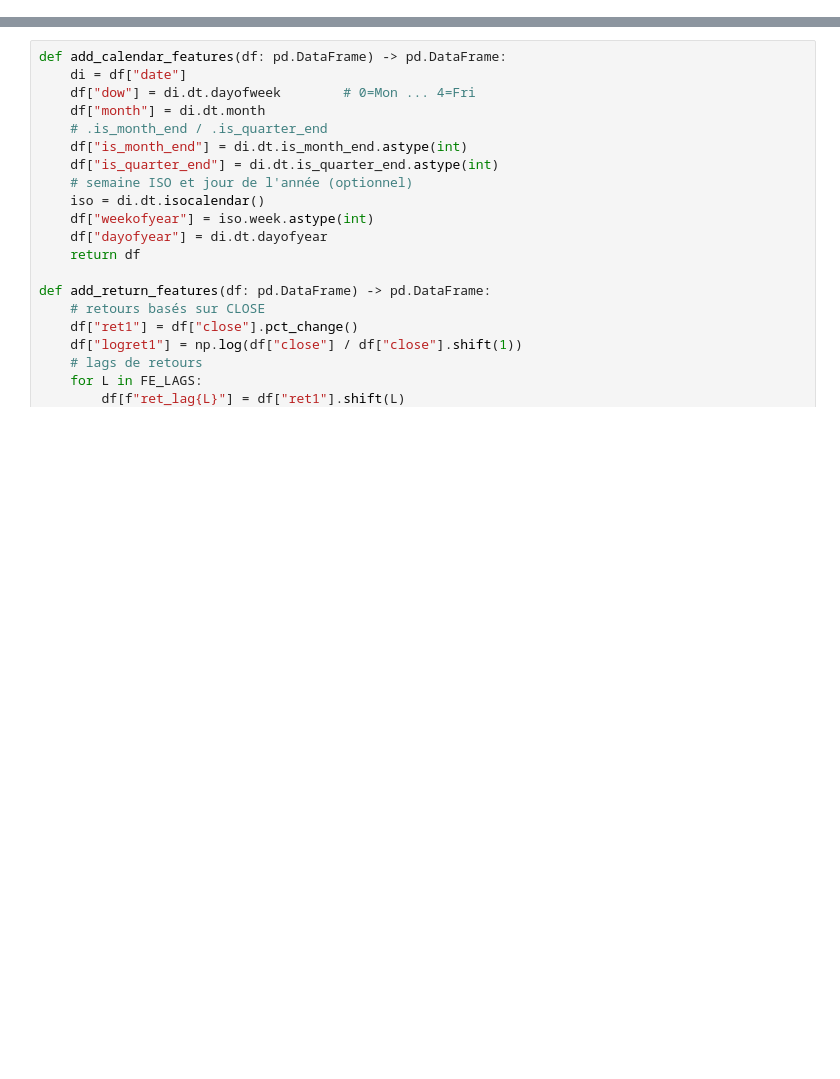
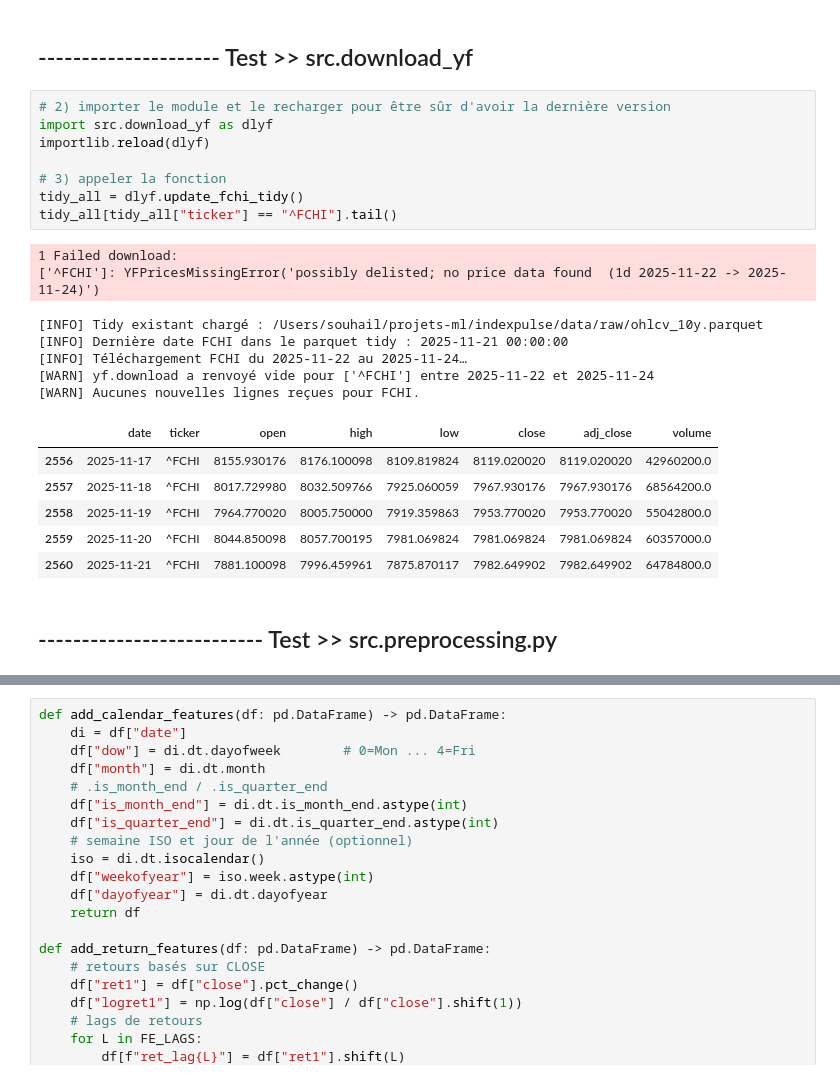
Before and after one commit to SouhaiLOps/INDEXPulse-, a Jupyter notebook: notebooks/preprocessing.ipynb, the cells around one changed output, grey strips where cells are left out. Saved outputs shown, nothing was run; the diff lists cells and outputs as text; blank space fills up the shorter version.

```diff
--- a/notebooks/preprocessing.ipynb
+++ b/notebooks/preprocessing.ipynb
@@ -0,0 +1,26 @@
+# %% [markdown]
+## --------------------- Test >>  src.download_yf
+# %%
+# 2) importer le module et le recharger pour être sûr d'avoir la dernière version
+import src.download_yf as dlyf
+importlib.reload(dlyf)
+
+# 3) appeler la fonction
+tidy_all = dlyf.update_fchi_tidy()
+tidy_all[tidy_all["ticker"] == "^FCHI"].tail()
+# %% [output]
+1 Failed download:
+['^FCHI']: YFPricesMissingError('possibly delisted; no price data found  (1d 2025-11-22 -> 2025-11-24)')
+[INFO] Tidy existant chargé : /Users/souhail/projets-ml/indexpulse/data/raw/ohlcv_10y.parquet
+[INFO] Dernière date FCHI dans le parquet tidy : 2025-11-21 00:00:00
+[INFO] Téléchargement FCHI du 2025-11-22 au 2025-11-24…
+[WARN] yf.download a renvoyé vide pour ['^FCHI'] entre 2025-11-22 et 2025-11-24
+[WARN] Aucunes nouvelles lignes reçues pour FCHI.
+|  | date | ticker | open | high | low | close | adj_close | volume |
+| 2556 | 2025-11-17 | ^FCHI | 8155.930176 | 8176.100098 | 8109.819824 | 8119.020020 | 8119.020020 | 42960200.0 |
+| 2557 | 2025-11-18 | ^FCHI | 8017.729980 | 8032.509766 | 7925.060059 | 7967.930176 | 7967.930176 | 68564200.0 |
+| 2558 | 2025-11-19 | ^FCHI | 7964.770020 | 8005.750000 | 7919.359863 | 7953.770020 | 7953.770020 | 55042800.0 |
+| 2559 | 2025-11-20 | ^FCHI | 8044.850098 | 8057.700195 | 7981.069824 | 7981.069824 | 7981.069824 | 60357000.0 |
+| 2560 | 2025-11-21 | ^FCHI | 7881.100098 | 7996.459961 | 7875.870117 | 7982.649902 | 7982.649902 | 64784800.0 |
+# %% [markdown]
+## -------------------------- Test >>  src.preprocessing.py
```
Also changed, not shown: parts of 27 cells of this notebook, 2 other files.
